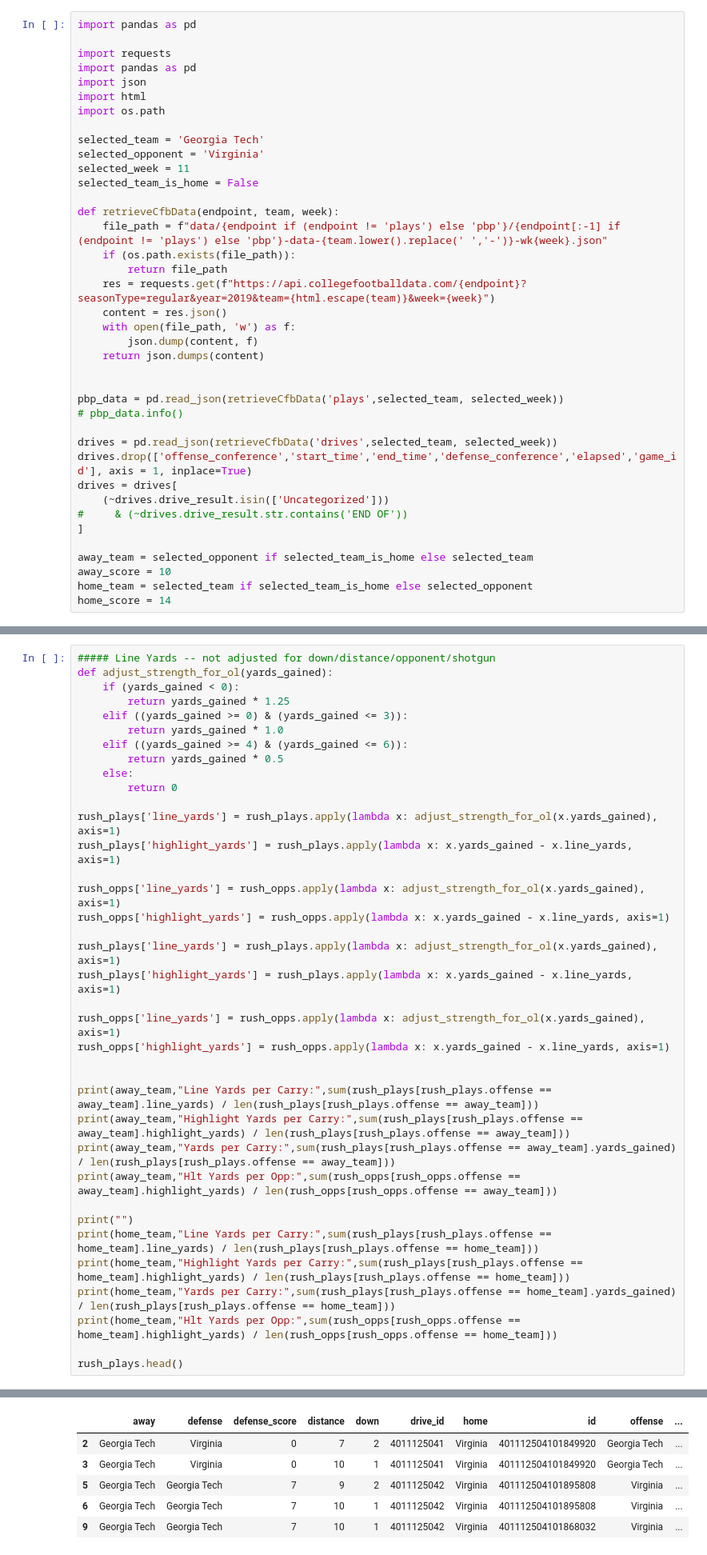
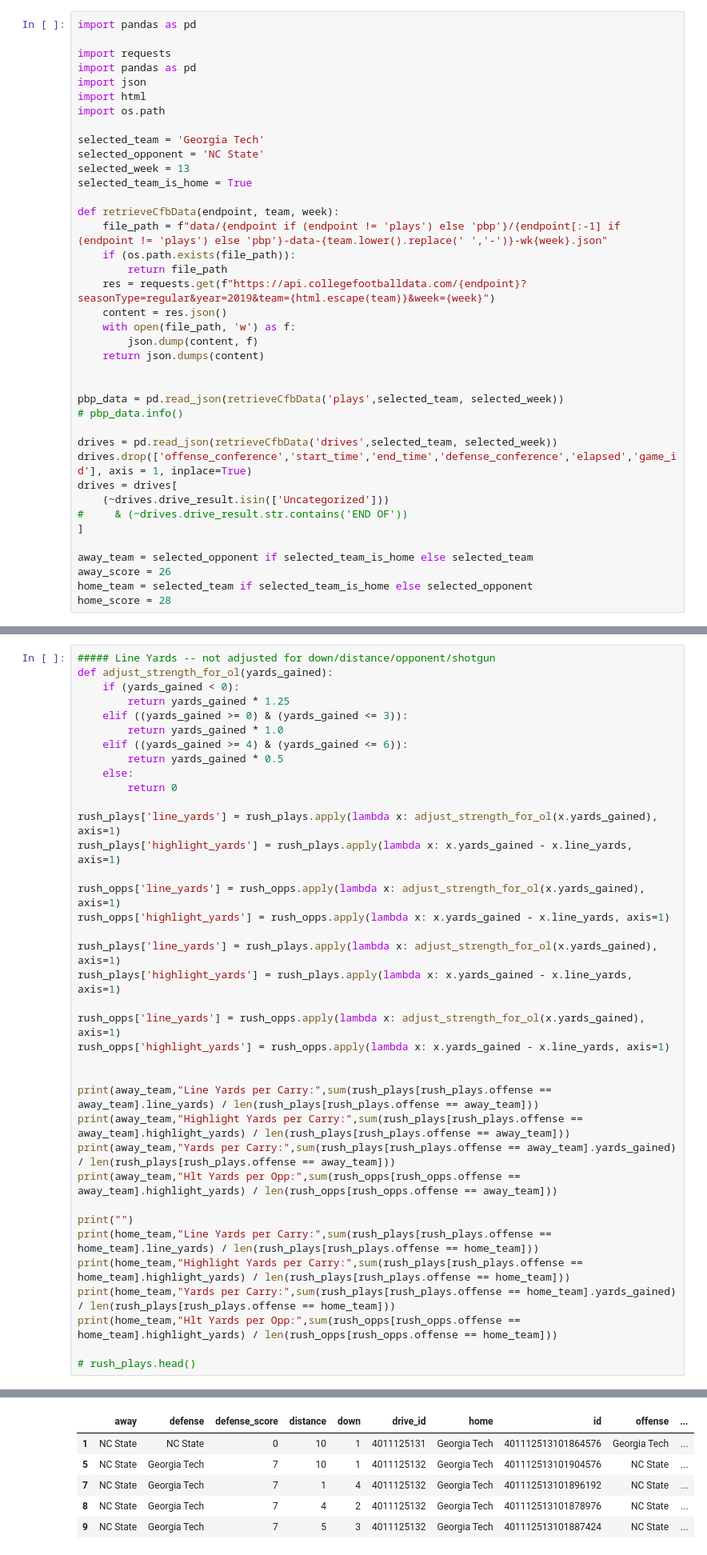
Before and after one commit to akeaswaran/cfb-pbp-analysis, a Jupyter notebook: advanced box score stat calculations.ipynb, the cells around one changed output, grey strips where cells are left out. Shown at 80% size. Saved outputs shown, nothing was run; the diff lists cells and outputs as text.

```diff
--- a/advanced box score stat calculations.ipynb
+++ b/advanced box score stat calculations.ipynb
@@ -29,9 +29,9 @@ import html
 import os.path
 
 selected_team = 'Georgia Tech'
-selected_opponent = 'Virginia'
-selected_week = 11
-selected_team_is_home = False
+selected_opponent = 'NC State'
+selected_week = 13
+selected_team_is_home = True
 
 def retrieveCfbData(endpoint, team, week):
     file_path = f"data/{endpoint if (endpoint != 'plays') else 'pbp'}/{endpoint[:-1] if (endpoint != 'plays') else 'pbp'}-data-{team.lower().replace(' ','-')}-wk{week}.json"
@@ -55,9 +55,9 @@ drives = drives[
 ]
 
 away_team = selected_opponent if selected_team_is_home else selected_team
-away_score = 10
+away_score = 26
 home_team = selected_team if selected_team_is_home else selected_opponent
-home_score = 14
+home_score = 28
 # %%
 # Data Cleaning
 # Fix the bad yard line markers for away teams
@@ -409,5 +412,5 @@ print(home_team,"Highlight Yards per Carry:",sum(rush_plays[rush_plays.offense =
 print(home_team,"Yards per Carry:",sum(rush_plays[rush_plays.offense == home_team].yards_gained) / len(rush_plays[rush_plays.offense == home_team]))
 print(home_team,"Hlt Yards per Opp:",sum(rush_opps[rush_opps.offense == home_team].highlight_yards) / len(rush_opps[rush_opps.offense == home_team]))
 
-rush_plays.head()
+# rush_plays.head()
 # %% [output]
@@ -455,6 +443,6 @@ See the caveats in the documentation: http://pandas.pydata.org/pandas-docs/stabl
 |  | away | defense | defense_score | distance | down | drive_id | home | id | offense | ... |
-| 2 | Georgia Tech | Virginia | 0 | 7 | 2 | 4011125041 | Virginia | 401112504101849920 | Georgia Tech | ... |
-| 3 | Georgia Tech | Virginia | 0 | 10 | 1 | 4011125041 | Virginia | 401112504101849920 | Georgia Tech | ... |
-| 5 | Georgia Tech | Georgia Tech | 7 | 9 | 2 | 4011125042 | Virginia | 401112504101895808 | Virginia | ... |
-| 6 | Georgia Tech | Georgia Tech | 7 | 10 | 1 | 4011125042 | Virginia | 401112504101895808 | Virginia | ... |
-| 9 | Georgia Tech | Georgia Tech | 7 | 10 | 1 | 4011125042 | Virginia | 401112504101868032 | Virginia | ... |
+| 1 | NC State | NC State | 0 | 10 | 1 | 4011125131 | Georgia Tech | 401112513101864576 | Georgia Tech | ... |
+| 5 | NC State | Georgia Tech | 7 | 10 | 1 | 4011125132 | Georgia Tech | 401112513101904576 | NC State | ... |
+| 7 | NC State | Georgia Tech | 7 | 1 | 4 | 4011125132 | Georgia Tech | 401112513101896192 | NC State | ... |
+| 8 | NC State | Georgia Tech | 7 | 4 | 2 | 4011125132 | Georgia Tech | 401112513101878976 | NC State | ... |
+| 9 | NC State | Georgia Tech | 7 | 5 | 3 | 4011125132 | Georgia Tech | 401112513101887424 | NC State | ... |
```
Also changed, not shown: parts of 21 cells of this notebook, 1 other file.
